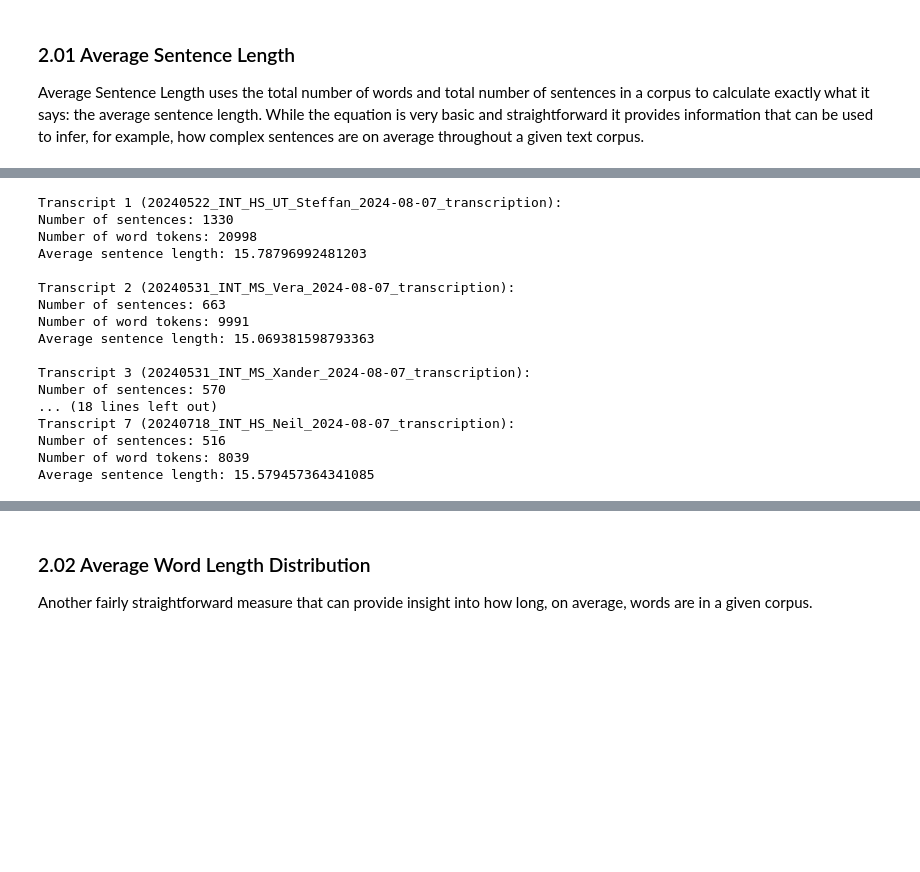
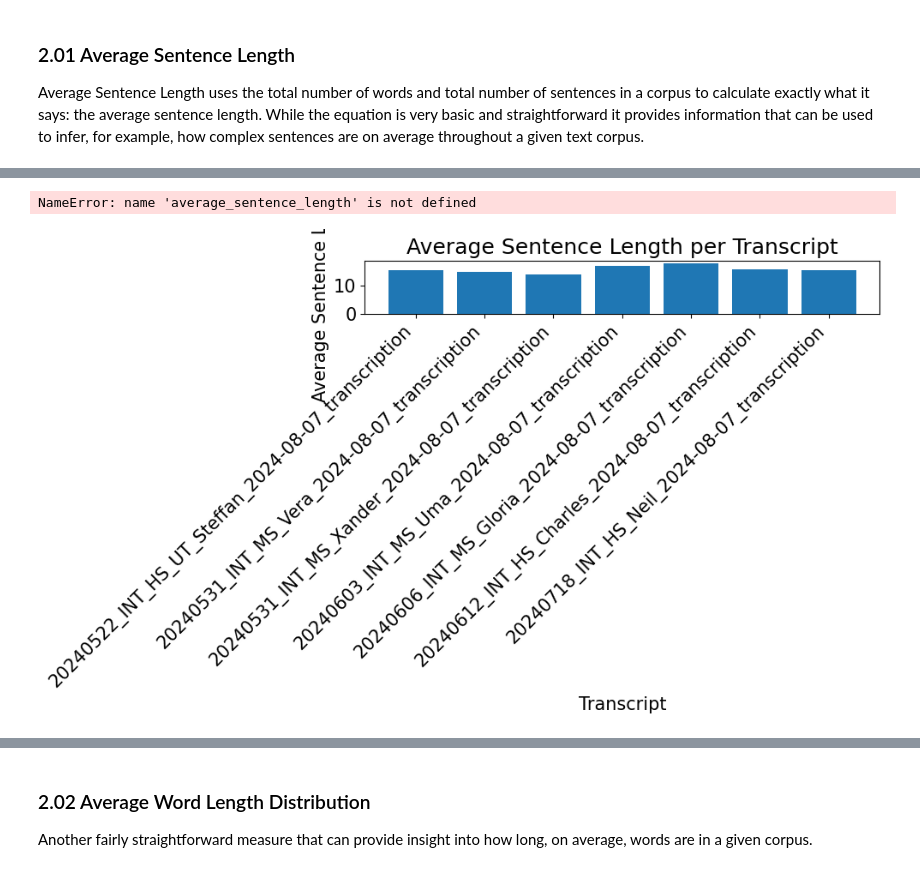
Before and after one commit to mrhallonline/NLP_Pipeline4Researchers, a Jupyter notebook: 03_NLTK_NLP_Pipeline_V6.ipynb, the cells around one changed output, grey strips where cells are left out. Drawn from its saved outputs; the diff is of its cells as text; code cells hidden in the pictures; blank space fills up the shorter version.

Commit message:
Refactor code for improved organization and efficiency in NLP pipeline notebook

```diff
--- a/03_NLTK_NLP_Pipeline_V6.ipynb
+++ b/03_NLTK_NLP_Pipeline_V6.ipynb
@@ -555,10 +374,13 @@ given text corpus.
 # %%
+from tqdm.notebook import tqdm  # For Jupyter notebooks; use 'tqdm' if running as a script
+
 # 1. Function to calculate and print metrics (sentence and word count, average sentence length)
 def calculate_metrics(processed_transcripts):
-    for i, (df, filename) in enumerate(processed_transcripts):  # Unpack the tuple (DataFrame, filename)
+    # Initialize tqdm progress bar over the processed_transcripts
+    for i, (df, filename) in enumerate(tqdm(processed_transcripts, desc='Calculating Metrics', unit='transcript', leave=True )):
         # Retrieve sentence and word tokens from the DataFrame
-        sentence_tokens = df['nltk_unprocessed_sentence_tokens'].explode().tolist()  # Flatten the sentence tokens
-        word_tokens = df['nltk_unprocessed_word_tokens'].explode().tolist()  # Flatten the word tokens
+        sentence_tokens = df['nltk_unprocessed_sentence_tokens'].explode().dropna().tolist()  # Flatten and remove NaN
+        word_tokens = df['nltk_unprocessed_word_tokens'].explode().dropna().tolist()  # Flatten and remove NaN
 
         # Ensure there are sentences to avoid division by zero
         if sentence_tokens:
@@ -566,29 +388,34 @@ def calculate_metrics(processed_transcripts):
         else:
             average_sentence_length = 0  # Default to zero if no sentences
 
-        # Print results for each transcript
-        print(f"\nTranscript {i + 1} ({filename}):")
-        print("Number of sentences:", len(sentence_tokens))
-        print("Number of word tokens:", len(word_tokens))
-        print("Average sentence length:", average_sentence_length)
+        # Prepare the result string
+        result = f"\nTranscript {i + 1} ({filename}):\n" \
+                 f"Number of sentences: {len(sentence_tokens)}\n" \
+                 f"Number of word tokens: {len(word_tokens)}\n" \
+                 f"Average sentence length: {average_sentence_length:.2f}"
+
+        # Use tqdm.write() to print without disrupting the progress bar
+        tqdm.write(result)
+        # Convert the list of metrics to a DataFrame
+    metrics_df = pd.DataFrame(metrics_list)
+    return metrics_df
+
 
 # 2. Run the metric calculation on the processed transcripts
-calculate_metrics(processed_transcripts)
+metrics_df = calculate_metrics(processed_transcripts)
 # %% [output]
-Transcript 1 (20240522_INT_HS_UT_Steffan_2024-08-07_transcription):
-Number of sentences: 1330
-Number of word tokens: 20998
-Average sentence length: 15.78796992481203
-
-Transcript 2 (20240531_INT_MS_Vera_2024-08-07_transcription):
-Number of sentences: 663
-Number of word tokens: 9991
-Average sentence length: 15.069381598793363
-
-Transcript 3 (20240531_INT_MS_Xander_2024-08-07_transcription):
-Number of sentences: 570
-... (18 lines left out)
-Transcript 7 (20240718_INT_HS_Neil_2024-08-07_transcription):
-Number of sentences: 516
-Number of word tokens: 8039
-Average sentence length: 15.579457364341085
+NameError: name 'average_sentence_length' is not defined
+# %%
+import matplotlib.pyplot as plt
+
+# Plot average sentence length
+plt.figure(figsize=(10, 6))
+plt.bar(metrics_df['Transcript'], metrics_df['Average sentence length'])
+plt.title('Average Sentence Length per Transcript')
+plt.xlabel('Transcript')
+plt.ylabel('Average Sentence Length')
+plt.xticks(rotation=45, ha='right')
+plt.tight_layout()
+plt.show()
+# %% [output]
+[figure, added]
```
Also changed, not shown: parts of 13 cells of this notebook.
